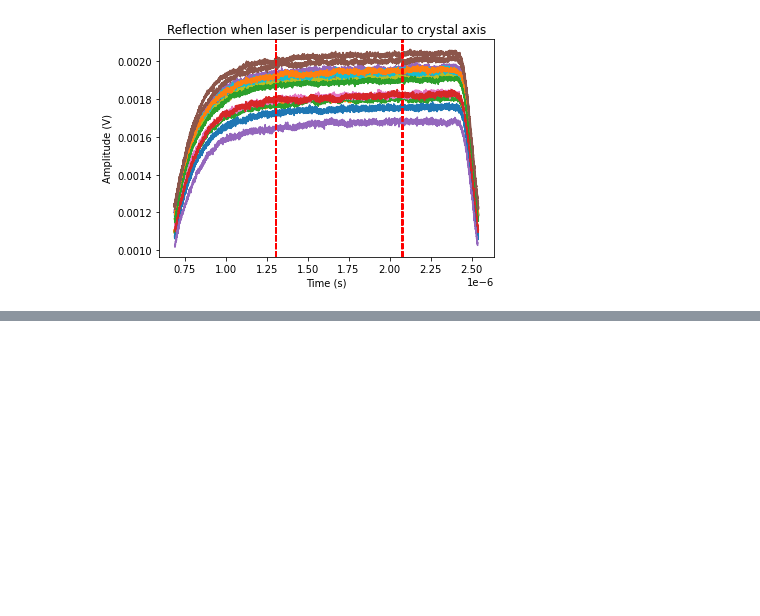
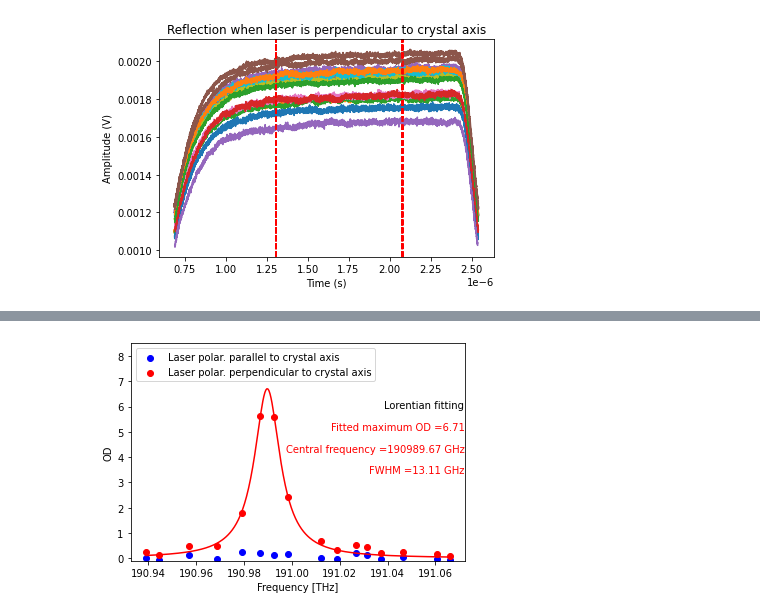
Before and after one commit to JUOM2016/Quick_cal_and_plotting, a Jupyter notebook: absorption_using_SM_laser.ipynb, the cells around one changed output, grey strips where cells are left out. Drawn from its saved outputs; the diff is of its cells as text; code cells hidden in the pictures; blank space fills up the shorter version.

```diff
--- a/absorption_using_SM_laser.ipynb
+++ b/absorption_using_SM_laser.ipynb
@@ -221,0 +244,45 @@ fig.patch.set_facecolor('white')
+# %%
+def lorentian(x, height, centre, Gmma): # Do a Lorentian fitting here of the calculated OD
+    '''Generates Lorentian with given parameters'''
+    return  height * ((Gmma/2)**2) / (np.power(centre-x, 2) + ((Gmma/2) ** 2))
+
+OD_perpendicular_1=OD_perpendicular.flatten()
+fit_lorentian,success_lorentian=curve_fit(lorentian,freq,OD_perpendicular_1,p0=[6,190.99,0.015])
+freq_0=np.linspace(min(freq),max(freq),300)
+fit_lorentian_curve= fit_lorentian[0]*((fit_lorentian[2]/2)**2) / (np.power(-freq_0 + fit_lorentian[1], 2) + ((fit_lorentian[2]/2) ** 2))
+FWHM_lorentian=fit_lorentian[2]*1000
+
+fig,ax=plt.subplots()
+ax.plot(freq_0,fit_lorentian_curve,color='r')
+ax.scatter(freq,OD_parallel,color='b', label='Laser polar. parallel to crystal axis')
+ax.scatter(freq,OD_perpendicular,color='r', label='Laser polar. perpendicular to crystal axis')
+ax.legend(loc='upper left')
+ax.set_ylim(-0.1,8.5)
+ax.set_xlabel('Frequency [THz]')
+ax.set_ylabel('OD')
+ax.annotate('FWHM ='+"{:.2f}".format(FWHM_lorentian)+' GHz',
+            xy=(1.057, 0.3), xycoords='axes fraction',
+            xytext=(-20, 20), textcoords='offset pixels',
+            horizontalalignment='right',
+            verticalalignment='bottom',color='r')
+fig.patch.set_facecolor('white')
+ax.annotate('Central frequency ='+"{:.2f}".format(fit_lorentian[1]*1000)+' GHz',
+            xy=(1.057, 0.4), xycoords='axes fraction',
+            xytext=(-20, 20), textcoords='offset pixels',
+            horizontalalignment='right',
+            verticalalignment='bottom',color='r')
+fig.patch.set_facecolor('white')
+ax.annotate('Fitted maximum OD ='+"{:.2f}".format(fit_lorentian[0]),
+            xy=(1.057, 0.5), xycoords='axes fraction',
+            xytext=(-20, 20), textcoords='offset pixels',
+            horizontalalignment='right',
+            verticalalignment='bottom',color='r')
+fig.patch.set_facecolor('white')
+ax.annotate('Lorentian fitting',
+            xy=(1.057, 0.6), xycoords='axes fraction',
+            xytext=(-20, 20), textcoords='offset pixels',
+            horizontalalignment='right',
+            verticalalignment='bottom',color='k')
+fig.patch.set_facecolor('white')
+# %% [output]
+[figure, added]
```
Also changed, not shown: parts of 12 cells of this notebook.
